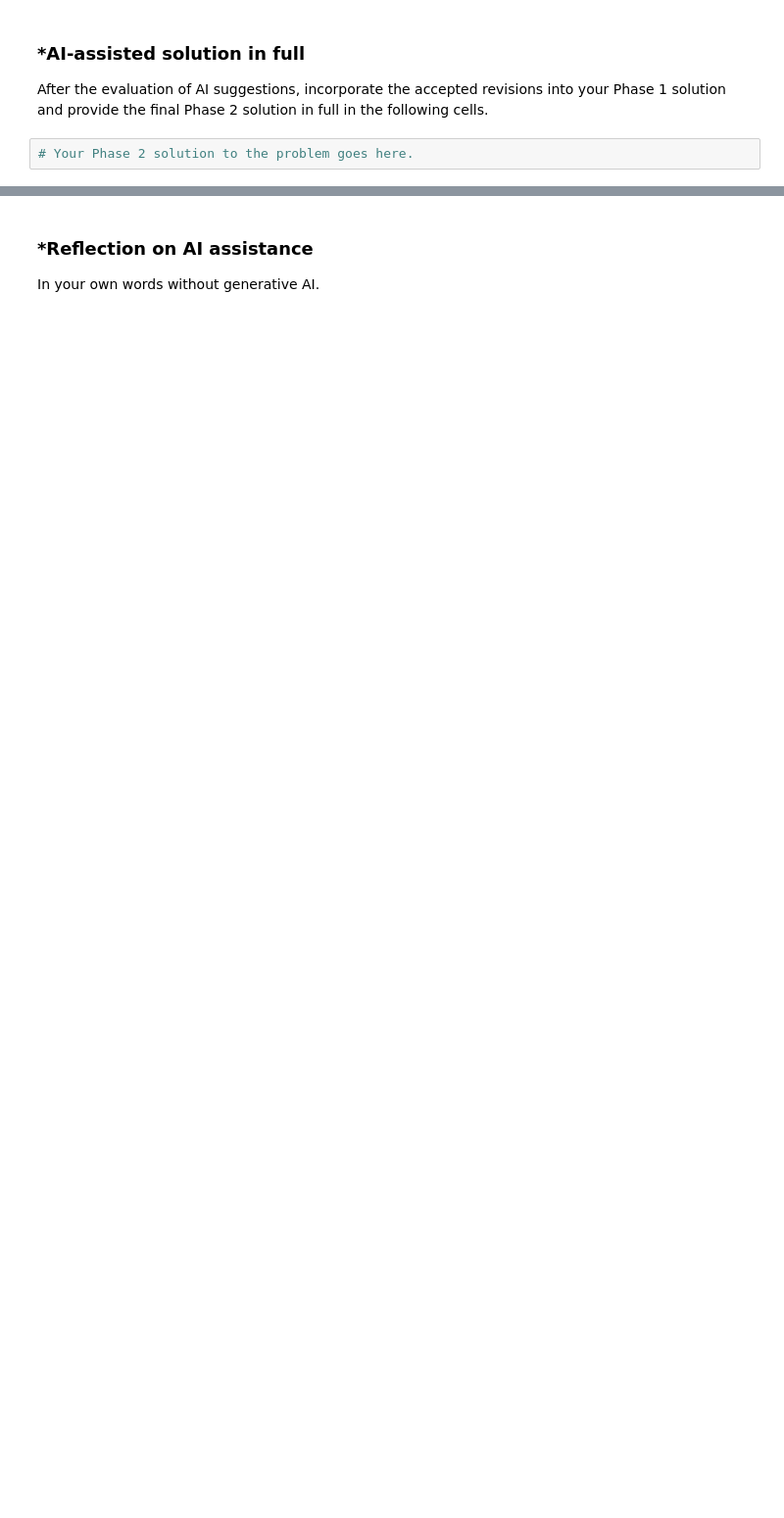
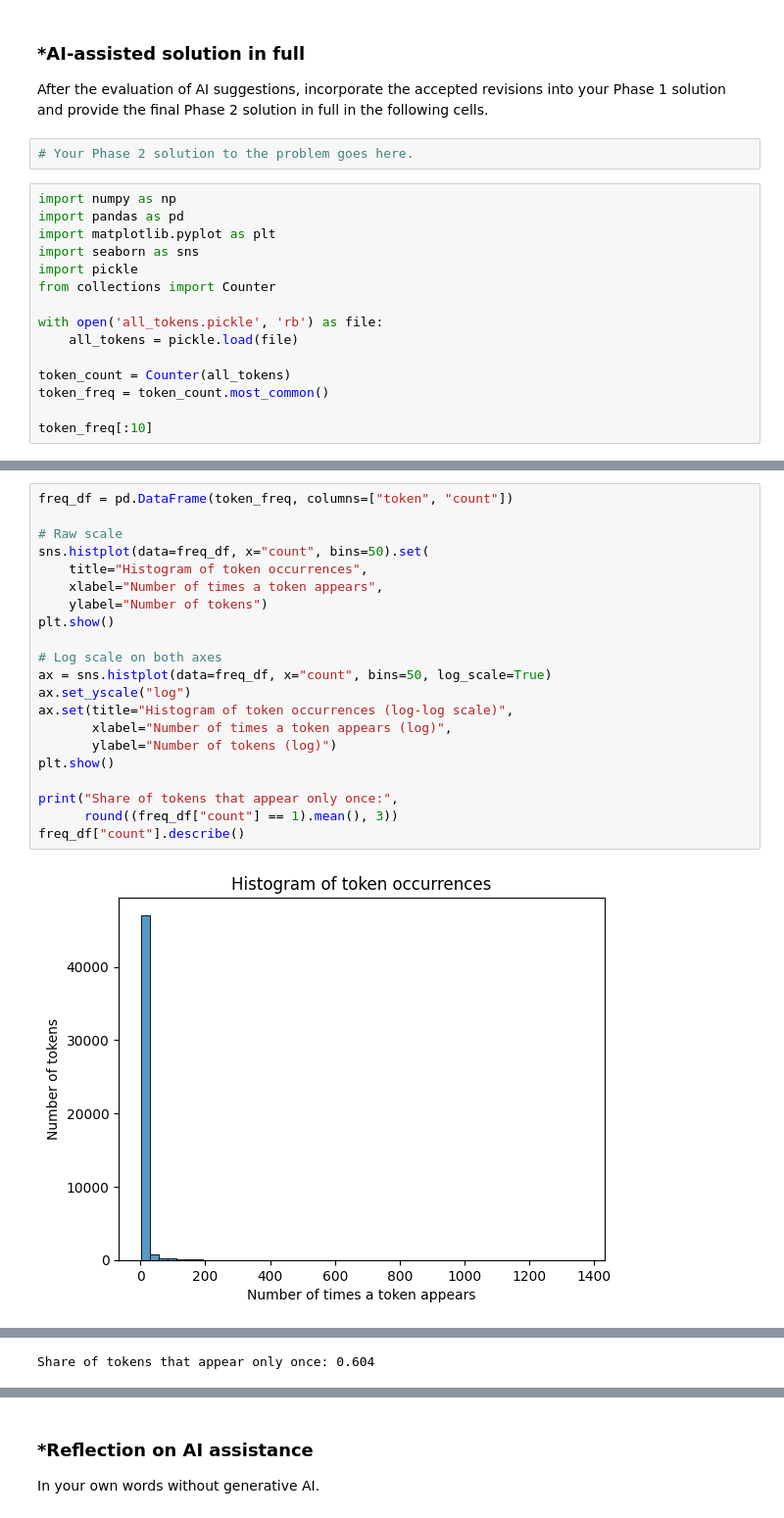
Before and after one commit to eloisemcdonough-tech/A05-pca, a Jupyter notebook: PCA_5.ipynb, the cells around one changed output, grey strips where cells are left out. Shown at 98% size. Saved outputs shown, nothing was run; the diff lists cells and outputs as text; blank space fills up the shorter version.

```diff
--- a/PCA_5.ipynb
+++ b/PCA_5.ipynb
@@ -241,3 +247,18 @@ Keep Phase 1 frozen.
 After the evaluation of AI suggestions, incorporate the accepted revisions into your Phase 1 solution and provide the final Phase 2 solution in full in the following cells.
 # %%
 # Your Phase 2 solution to the problem goes here.
+# %%
+import numpy as np
+import pandas as pd
+import matplotlib.pyplot as plt
+import seaborn as sns
+import pickle
+from collections import Counter
+
+with open('all_tokens.pickle', 'rb') as file:
+    all_tokens = pickle.load(file)
+
+token_count = Counter(all_tokens)
+token_freq = token_count.most_common()
+
+token_freq[:10]
@@ -243,0 +276,23 @@ After the evaluation of AI suggestions, incorporate the accepted revisions into
+# %%
+freq_df = pd.DataFrame(token_freq, columns=["token", "count"])
+
+# Raw scale
+sns.histplot(data=freq_df, x="count", bins=50).set(
+    title="Histogram of token occurrences",
+    xlabel="Number of times a token appears",
+    ylabel="Number of tokens")
+plt.show()
+
+# Log scale on both axes
+ax = sns.histplot(data=freq_df, x="count", bins=50, log_scale=True)
+ax.set_yscale("log")
+ax.set(title="Histogram of token occurrences (log-log scale)",
+       xlabel="Number of times a token appears (log)",
+       ylabel="Number of tokens (log)")
+plt.show()
+
+print("Share of tokens that appear only once:",
+      round((freq_df["count"] == 1).mean(), 3))
+freq_df["count"].describe()
+# %% [output]
+[figure, added]
@@ -243,0 +300 @@ After the evaluation of AI suggestions, incorporate the accepted revisions into
+Share of tokens that appear only once: 0.604
```
Also changed, not shown: parts of 24 cells of this notebook.
